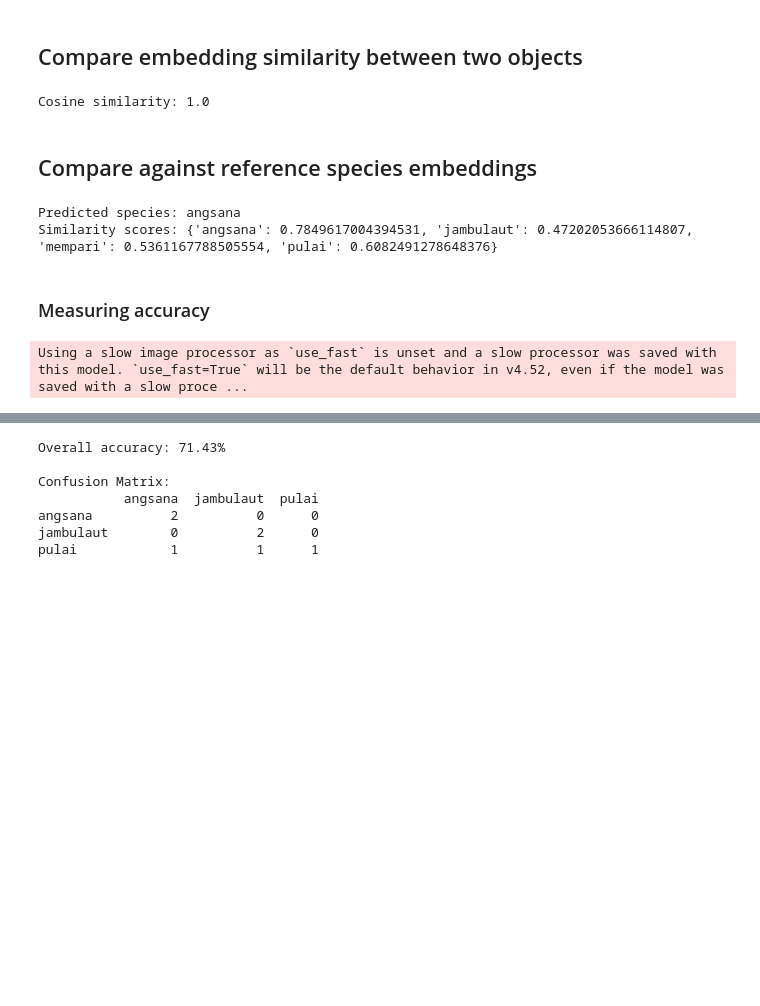
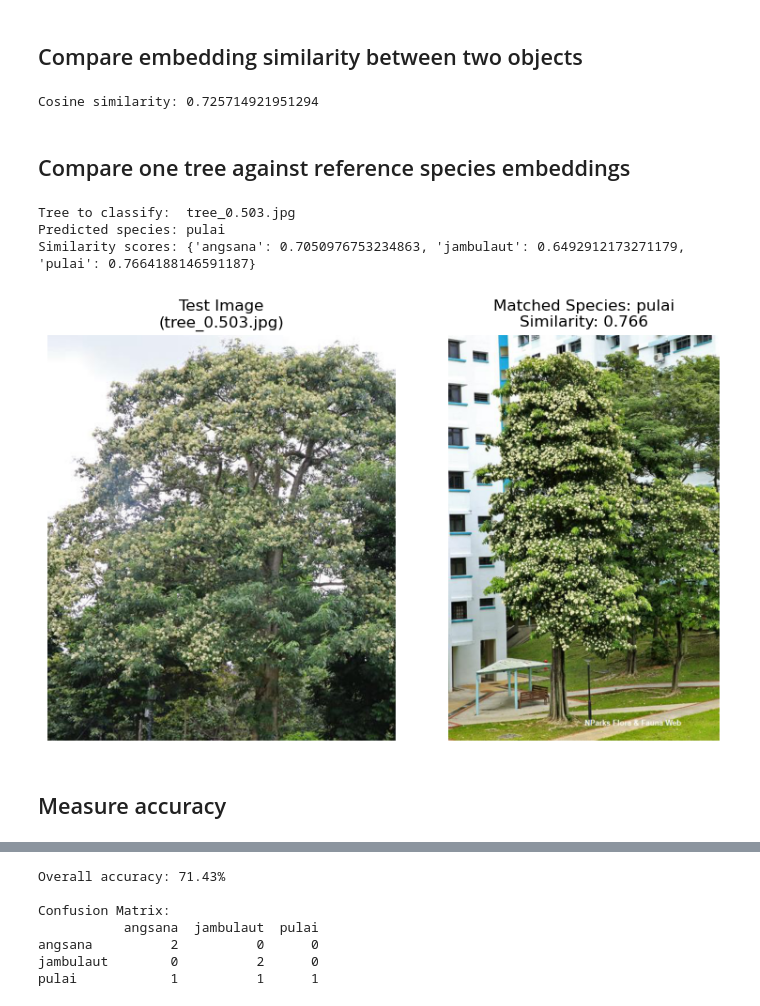
Before and after one commit to kadijazl/computer-vision, a Jupyter notebook: DINOv2/DINOv2.ipynb, the cells around one changed output, grey strips where cells are left out. Cells and saved outputs as stored; diff of their text form; code cells hidden in the pictures; blank space fills up the shorter version.

Commit message:
Code and input change

```diff
--- a/DINOv2/DINOv2.ipynb
+++ b/DINOv2/DINOv2.ipynb
@@ -43,15 +25,15 @@ def get_embedding(image_path):
     return emb / emb.norm()  # normalize
 
 # Example images
-emb1 = get_embedding("data\detected_['tree']_0.663.jpg")
-emb2 = get_embedding("data\detected_['tree']_0.663.jpg")
+emb1 = get_embedding("angsana_tree.jpeg")
+emb2 = get_embedding("data/angsana.png")
 
 similarity = torch.nn.functional.cosine_similarity(emb1, emb2)
 print("Cosine similarity:", similarity.item())
 # %% [output]
-Cosine similarity: 1.0
+Cosine similarity: 0.725714921951294
 # %% [markdown]
-## Compare against reference species embeddings
+## Compare one tree against reference species embeddings
 # %%
 from transformers import AutoImageProcessor, AutoModel
 from PIL import Image, ImageFile
@@ -76,12 +58,7 @@ def get_embedding(image_path):
     return emb.cpu()
 
 # -----------------------------------------------------------------
-# 1️⃣ Build reference library (your known tree species)
-# Folder structure example:
-# data/
-#   meranti_1.jpg, meranti_2.jpg
-#   angsana_1.jpg, angsana_2.jpg
-#   palm_1.jpg, palm_2.jpg
+# 1️⃣ Build reference library (local tree species)
 # -----------------------------------------------------------------
 
 reference_dir = "data/"
@@ -90,8 +67,10 @@ species_embeddings = {}
 for fname in os.listdir(reference_dir):
     if fname.endswith((".jpg", ".png")):
         species = fname.split(".")[0]
-        emb = get_embedding(os.path.join(reference_dir, fname))
+        reference_img = os.path.join(reference_dir, fname)
+        emb = get_embedding(reference_img)
         species_embeddings.setdefault(species, []).append(emb)
+
 
 # Average embeddings per species
 for species in species_embeddings:
@@ -99,9 +78,9 @@ for species in species_embeddings:
     species_embeddings[species] = species_embeddings[species] / species_embeddings[species].norm()
 
 # -----------------------------------------------------------------
-# 2️⃣ Classify a new (unknown) tree image
+# 2️⃣ Classify an unknown tree image
 # -----------------------------------------------------------------
-test_image = "tree.jpeg"
+test_image = "tree_0.503.jpg"
 test_emb = get_embedding(test_image)
 
 # Compute cosine similarity with each species reference
@@ -113,32 +92,35 @@ for species, ref_emb in species_embeddings.items():
 # Pick best match
 pred_species = max(scores, key=scores.get)
 
+print("Tree to classify: ", test_image)
 print("Predicted species:", pred_species)
 print("Similarity scores:", scores)
 # %% [output]
-Predicted species: angsana
-Similarity scores: {'angsana': 0.7849617004394531, 'jambulaut': 0.47202053666114807, 'mempari': 0.5361167788505554, 'pulai': 0.6082491278648376}
+Tree to classify:  tree_0.503.jpg
+Predicted species: pulai
+Similarity scores: {'angsana': 0.7050976753234863, 'jambulaut': 0.6492912173271179, 'pulai': 0.7664188146591187}
+# %%
+# Display test image and the matched species image
+import matplotlib.pyplot as plt
+
+# Create figure with two subplots side by side
+fig, (ax1, ax2) = plt.subplots(1, 2, figsize=(8, 5))
+
+# Load and display test image
+test_img = Image.open(test_image)
+ax1.imshow(test_img)
+ax1.set_title(f'Test Image\n({test_image})')
+ax1.axis('off')
+
+# Load and display the matched species reference image
+ref_img = Image.open(reference_img)
+ax2.imshow(ref_img)
+ax2.set_title(f'Matched Species: {pred_species}\nSimilarity: {scores[pred_species]:.3f}')
+ax2.axis('off')
+
+plt.tight_layout()
+plt.show()
+# %% [output]
+[figure, added]
 # %% [markdown]
-### Measuring accuracy
+## Measure accuracy
-# %%
-from transformers import AutoImageProcessor, AutoModel
-import torch
-from PIL import Image, ImageFile
-
-# Handle truncated images
-ImageFile.LOAD_TRUNCATED_IMAGES = True
-
-# Load DINOv2 model and processor
-processor = AutoImageProcessor.from_pretrained("facebook/dinov2-base")
-model = AutoModel.from_pretrained("facebook/dinov2-base").eval()
-
-def get_embedding(image_path):
-    image = Image.open(image_path).convert("RGB")
-    inputs = processor(images=image, return_tensors="pt")
-    with torch.no_grad():
-        outputs = model(**inputs)
-    emb = outputs.last_hidden_state.mean(dim=1)
-    emb = emb / emb.norm()  # normalize
-    return emb.cpu()
-# %% [output]
-Using a slow image processor as `use_fast` is unset and a slow processor was saved with this model. `use_fast=True` will be the default behavior in v4.52, even if the model was saved with a slow proce ...
```
Also changed, not shown: parts of 3 cells of this notebook, 12 other files.
